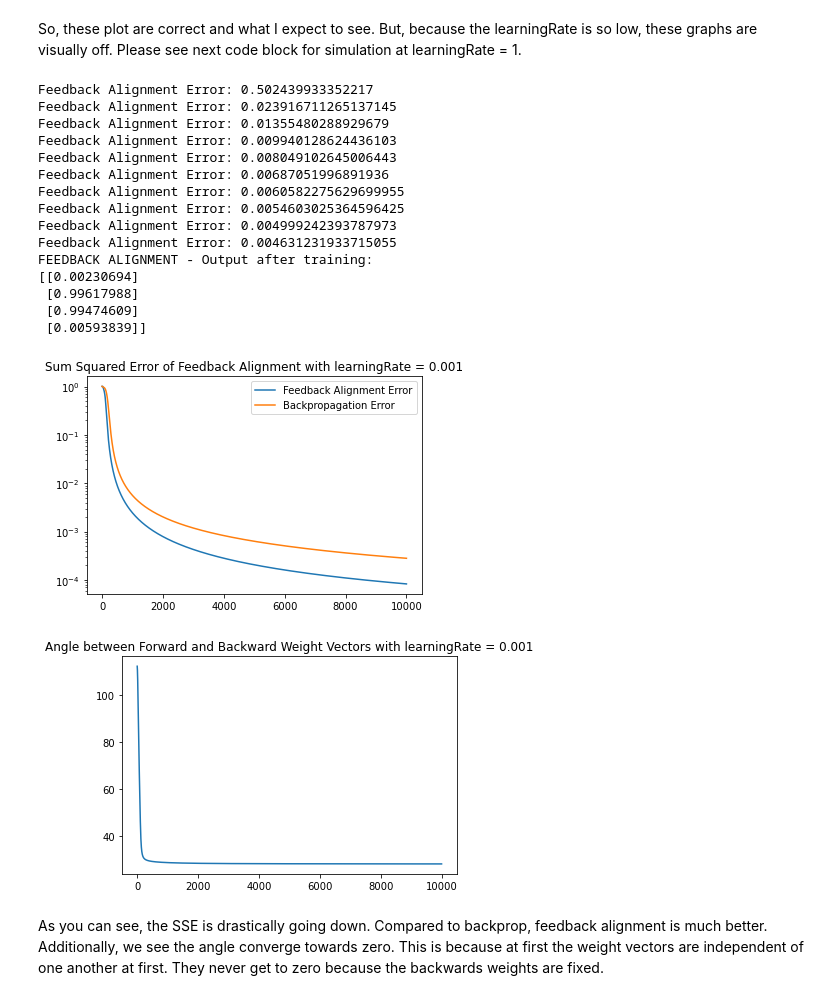
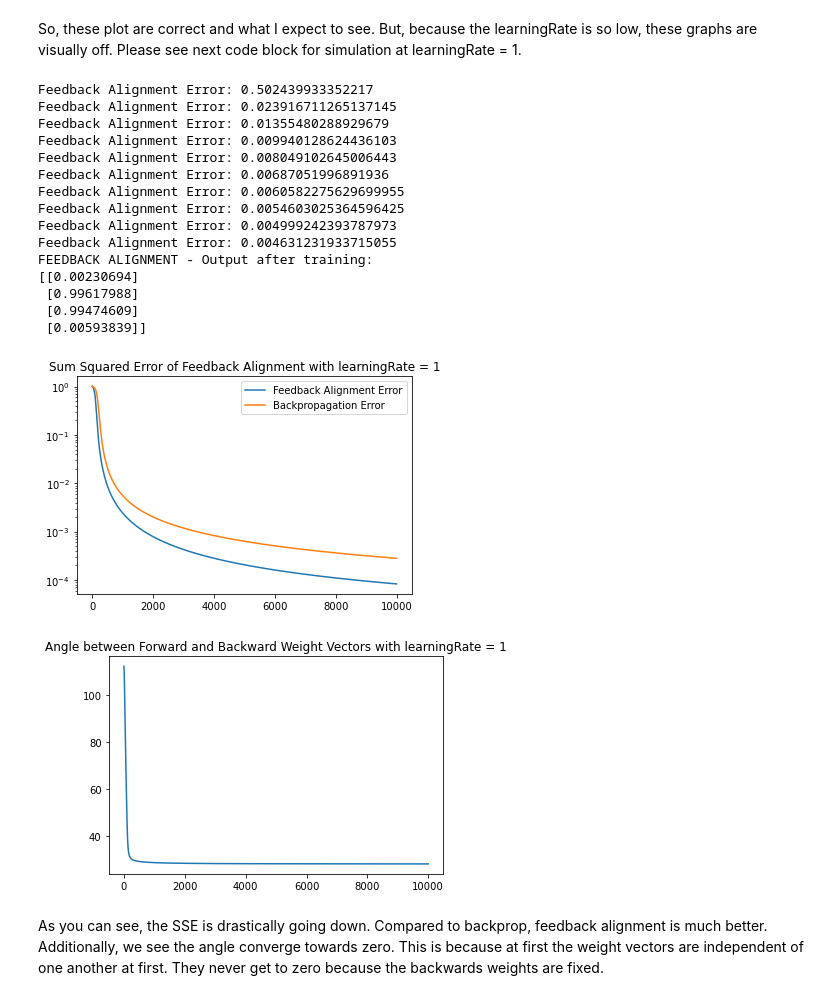
Before and after one commit to alexandermervar/cogs-q355, a Jupyter notebook: Assignments/Assignment 6/Biological Plausibility.ipynb, the cells around one changed output. Cells and saved outputs as stored; diff of their text form; code cells hidden in the pictures.

```diff
--- a/Assignments/Assignment 6/Biological Plausibility.ipynb
+++ b/Assignments/Assignment 6/Biological Plausibility.ipynb
@@ -335,36 +335,36 @@ for i in range(10000):
     angleBetween = np.arccos(dotProduct/(np.sqrt(np.sum((backwardSyn0**2))*np.sum((forwardSyn1**2)))))
     # Add value to angle array
     angle.append(math.degrees(angleBetween[0][0]))
 
 print("FEEDBACK ALIGNMENT - Output after training:")
 print(fl2)
 
 plt.semilogy(squaredError)
 plt.semilogy(backpropError)
 plt.legend(["Feedback Alignment Error", "Backpropagation Error"])
-plt.title("Sum Squared Error of Feedback Alignment with learningRate = 0.001")
+plt.title("Sum Squared Error of Feedback Alignment with learningRate = 1")
 plt.show()
 
 plt.plot(angle)
-plt.title("Angle between Forward and Backward Weight Vectors with learningRate = 0.001")
+plt.title("Angle between Forward and Backward Weight Vectors with learningRate = 1")
 plt.show()
 # %% [output]
 Feedback Alignment Error: 0.502439933352217
 Feedback Alignment Error: 0.023916711265137145
 Feedback Alignment Error: 0.01355480288929679
 Feedback Alignment Error: 0.009940128624436103
 Feedback Alignment Error: 0.008049102645006443
 Feedback Alignment Error: 0.00687051996891936
 Feedback Alignment Error: 0.0060582275629699955
 Feedback Alignment Error: 0.0054603025364596425
 Feedback Alignment Error: 0.004999242393787973
 Feedback Alignment Error: 0.004631231933715055
 FEEDBACK ALIGNMENT - Output after training:
 [[0.00230694]
  [0.99617988]
  [0.99474609]
  [0.00593839]]
-[figure, old version]
+[figure, new version]
-[figure, old version]
+[figure, new version]
 # %% [markdown]
 As you can see, the SSE is drastically going down. Compared to backprop, feedback alignment is much better. Additionally, we see the angle converge towards zero. This is because at first the weight vectors are independent of one another at first. They never get to zero because the backwards weights are fixed.
```
Also changed, not shown: 3 other files.
